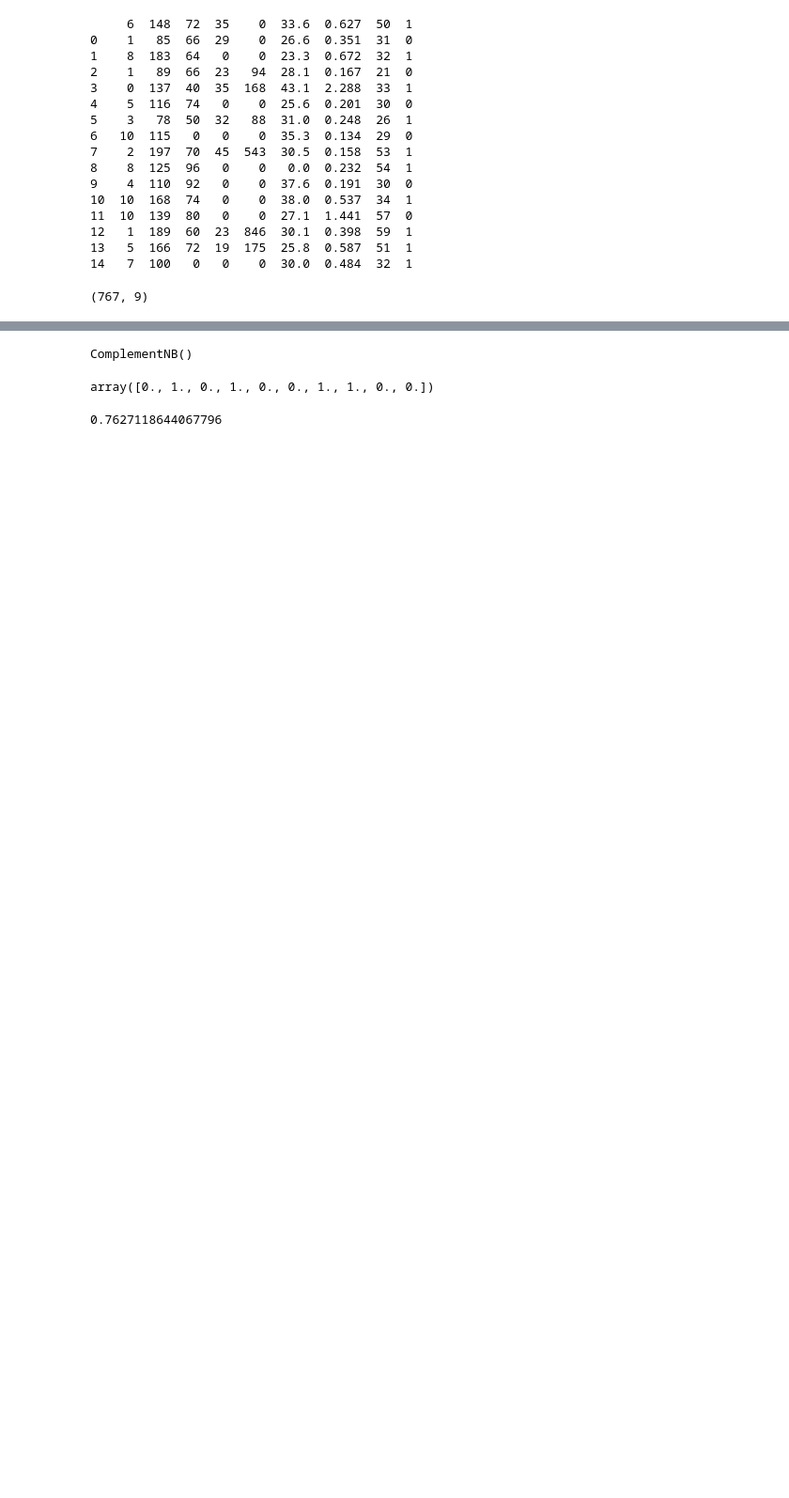
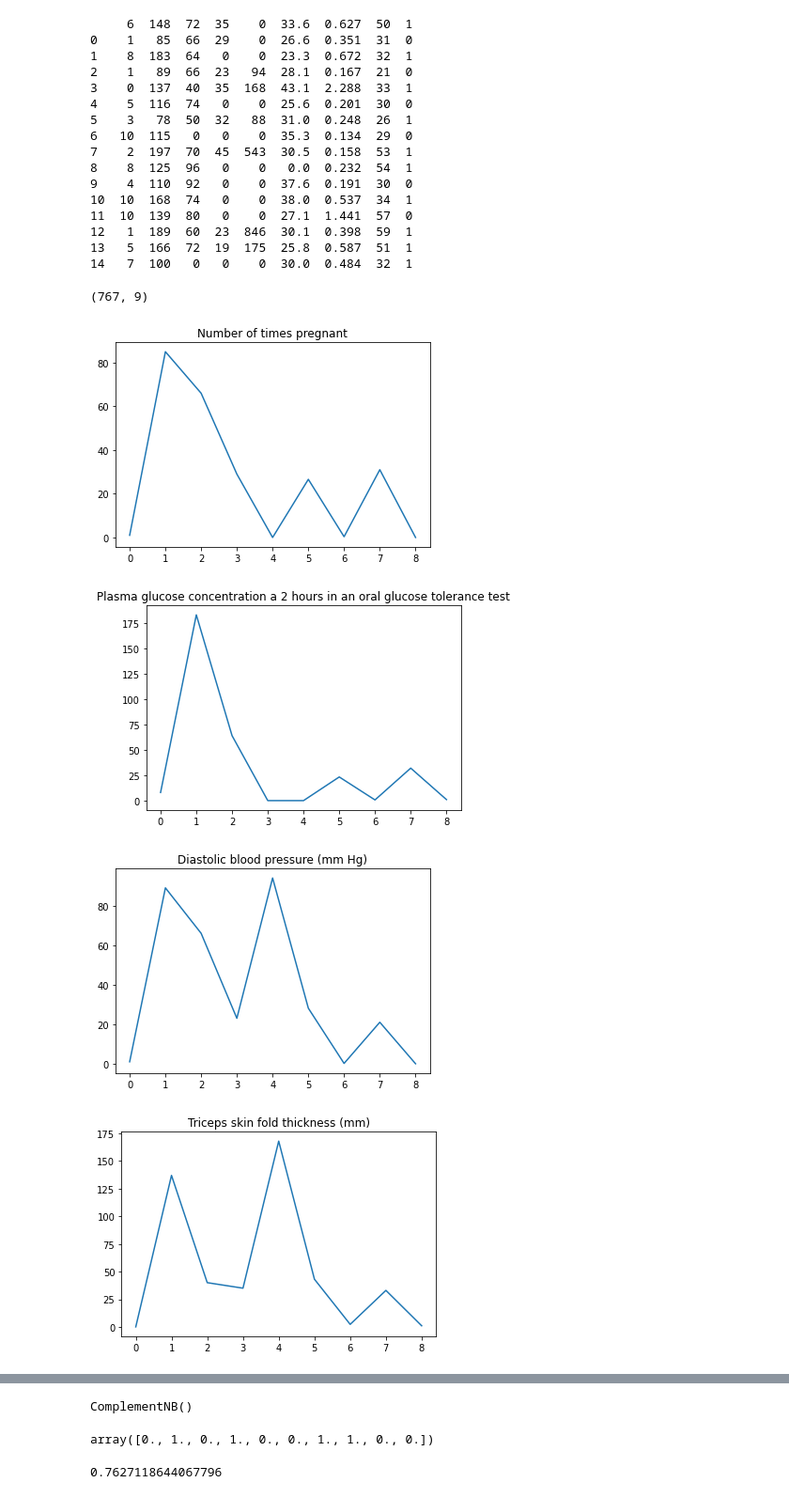
Before and after one commit to ryanvdev/pr, a Jupyter notebook: index.ipynb, the cells around one changed output, grey strips where cells are left out. Shown at 94% size. Cells and saved outputs as stored; diff of their text form; code cells hidden in the pictures; blank space fills up the shorter version.

```diff
--- a/index.ipynb
+++ b/index.ipynb
@@ -7,3 +9,16 @@ import seaborn as sns # for statistical data visualization
+# %%
+columns_names = [
+    'Number of times pregnant',
+    'Plasma glucose concentration a 2 hours in an oral glucose tolerance test',
+    'Diastolic blood pressure (mm Hg)',
+    'Triceps skin fold thickness (mm)',
+    '2-Hour serum insulin (mu U/ml)',
+    'Body mass index (weight in kg/(height in m)^2)',
+    'Diabetes pedigree function',
+    'Age (years)]',
+]
+# %%
+DIR_NAME = Path('.').absolute()
 # %%
 data = pd.read_csv('./data/tieu-duong.csv')
 print(data.head(15))
@@ -28,3 +43,17 @@ np_data.shape
 13   5  166  72  19  175  25.8  0.587  51  1
 14   7  100   0   0    0  30.0  0.484  32  1
 (767, 9)
+# %%
+for i, column_name in enumerate(columns_names):
+    file_name = re.sub('[^a-zA-Z0-9\s]', '', column_name).strip().replace(' ', '_')
+    plt.figure()
+    plt.title(column_name)
+    plt.plot(np_data[i])
+    plt.savefig(str(Path.joinpath(DIR_NAME, f'./images/{file_name}.png')))
+    plt.show()
+    plt.close()
+# %% [output]
+[figure, added]
+[figure, added]
+[figure, added]
+[figure, added]
```
Also changed, not shown: parts of 7 cells of this notebook, 10 other files.
